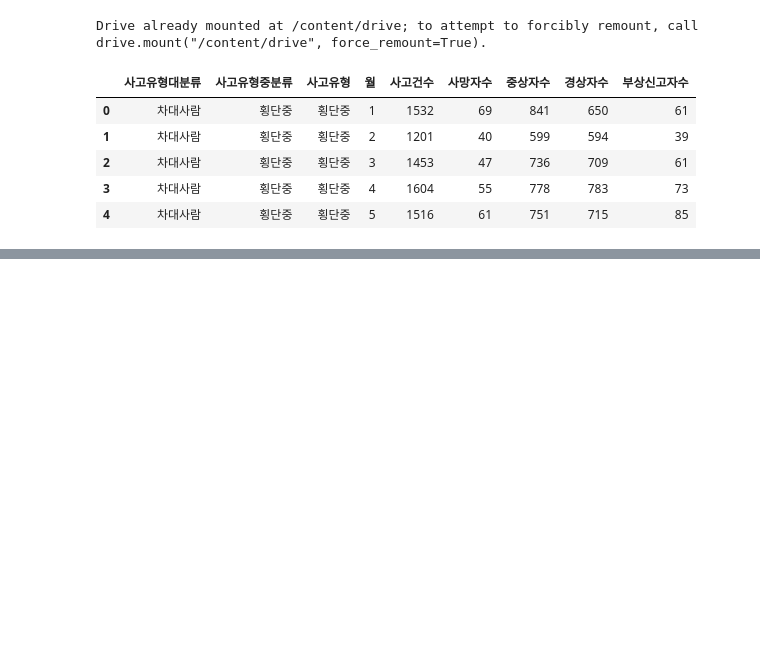
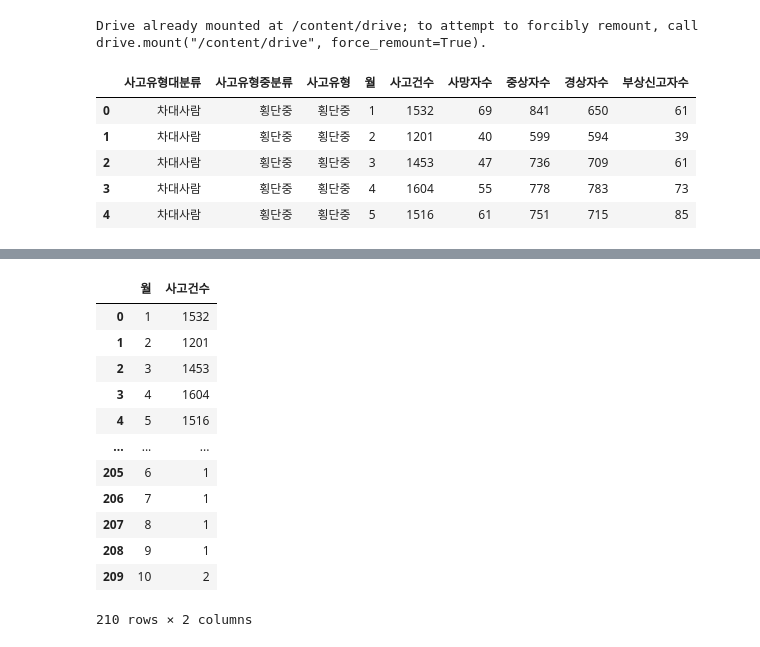
Before and after one commit to SoheeKims/Study-Python, a Jupyter notebook: 교통사고_유형별_사고건_21_01_23~.ipynb, the cells around one changed output, grey strips where cells are left out. Saved outputs shown, nothing was run; the diff lists cells and outputs as text; code cells hidden in the pictures; blank space fills up the shorter version.

```diff
--- a/교통사고_유형별_사고건_21_01_23~.ipynb
+++ b/교통사고_유형별_사고건_21_01_23~.ipynb
@@ -44,0 +150,17 @@ memory usage: 14.9+ KB
+# %%
+# 범위를 특정해서 데이터 확인
+monthly_traffic.loc[:,['월', '사고건수']]
+# %% [output]
+|  | 월 | 사고건수 |
+| 0 | 1 | 1532 |
+| 1 | 2 | 1201 |
+| 2 | 3 | 1453 |
+| 3 | 4 | 1604 |
+| 4 | 5 | 1516 |
+| ... | ... | ... |
+| 205 | 6 | 1 |
+| 206 | 7 | 1 |
+| 207 | 8 | 1 |
+| 208 | 9 | 1 |
+| 209 | 10 | 2 |
+210 rows × 2 columns
```
Also changed, not shown: parts of 15 cells of this notebook.
